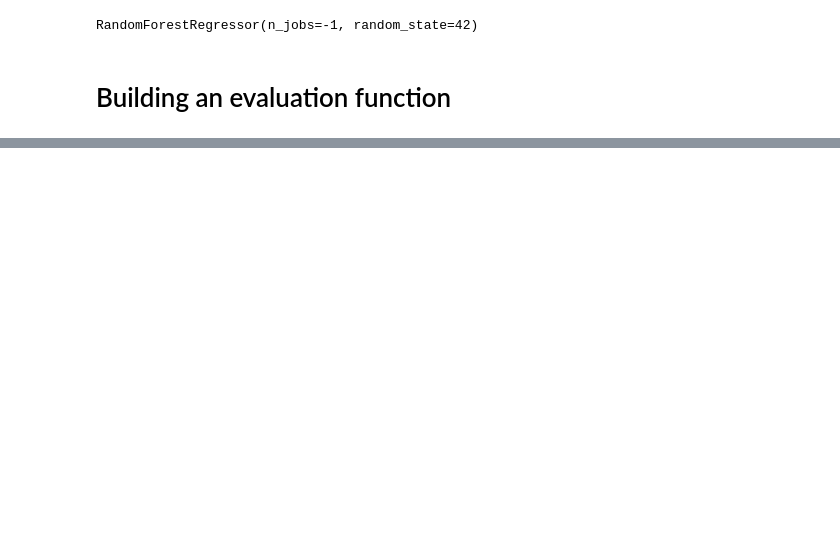
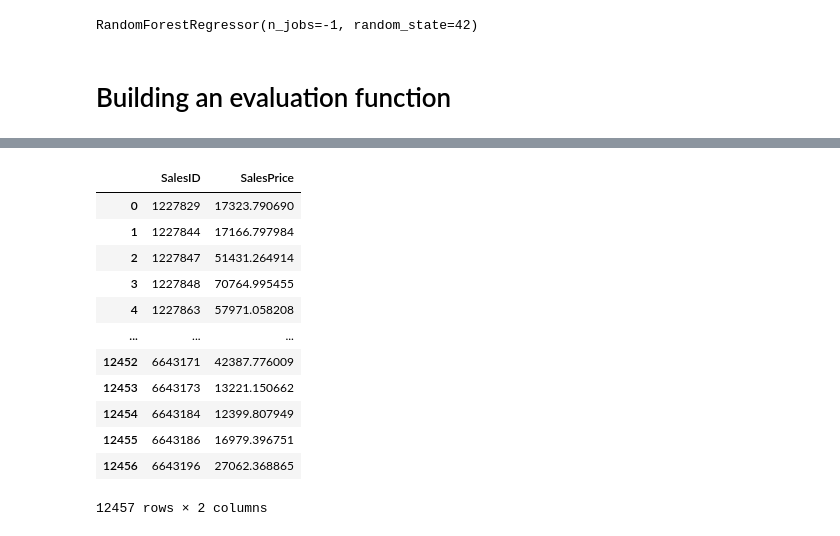
Before and after one commit to AchrafBOURASS/Complete-Machine-Learning-Data-Science-Bootcamp-, a Jupyter notebook: Test.ipynb, the cells around one changed output, grey strips where cells are left out. Saved outputs shown, nothing was run; the diff lists cells and outputs as text; code cells hidden in the pictures; blank space fills up the shorter version.

```diff
--- a/Test.ipynb
+++ b/Test.ipynb
@@ -503,0 +478,3 @@ show_scores(model)
+# %%
+# Match column order from X_train to df_test (to predict on columns, they should be in the same order they were fit on)
+df_test = df_test[X_train.columns]
@@ -503,0 +488,19 @@ show_scores(model)
+# %%
+df_preds=pd.DataFrame()
+df_preds["SalesID"]=df_test["SalesID"]
+df_preds["SalesPrice"]=test_preds
+df_preds
+# %% [output]
+|  | SalesID | SalesPrice |
+| 0 | 1227829 | 17323.790690 |
+| 1 | 1227844 | 17166.797984 |
+| 2 | 1227847 | 51431.264914 |
+| 3 | 1227848 | 70764.995455 |
+| 4 | 1227863 | 57971.058208 |
+| ... | ... | ... |
+| 12452 | 6643171 | 42387.776009 |
+| 12453 | 6643173 | 13221.150662 |
+| 12454 | 6643184 | 12399.807949 |
+| 12455 | 6643186 | 16979.396751 |
+| 12456 | 6643196 | 27062.368865 |
+12457 rows × 2 columns
```
Also changed, not shown: parts of 48 cells of this notebook, 1 other file.
